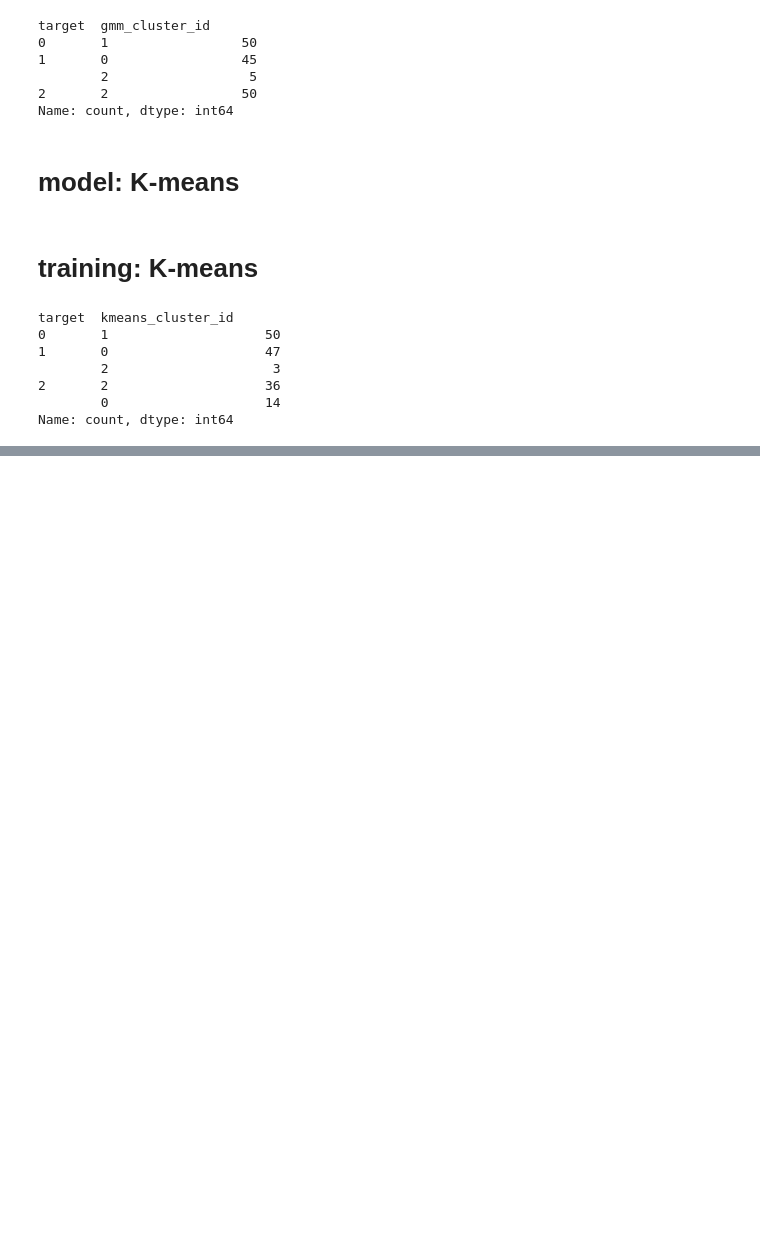
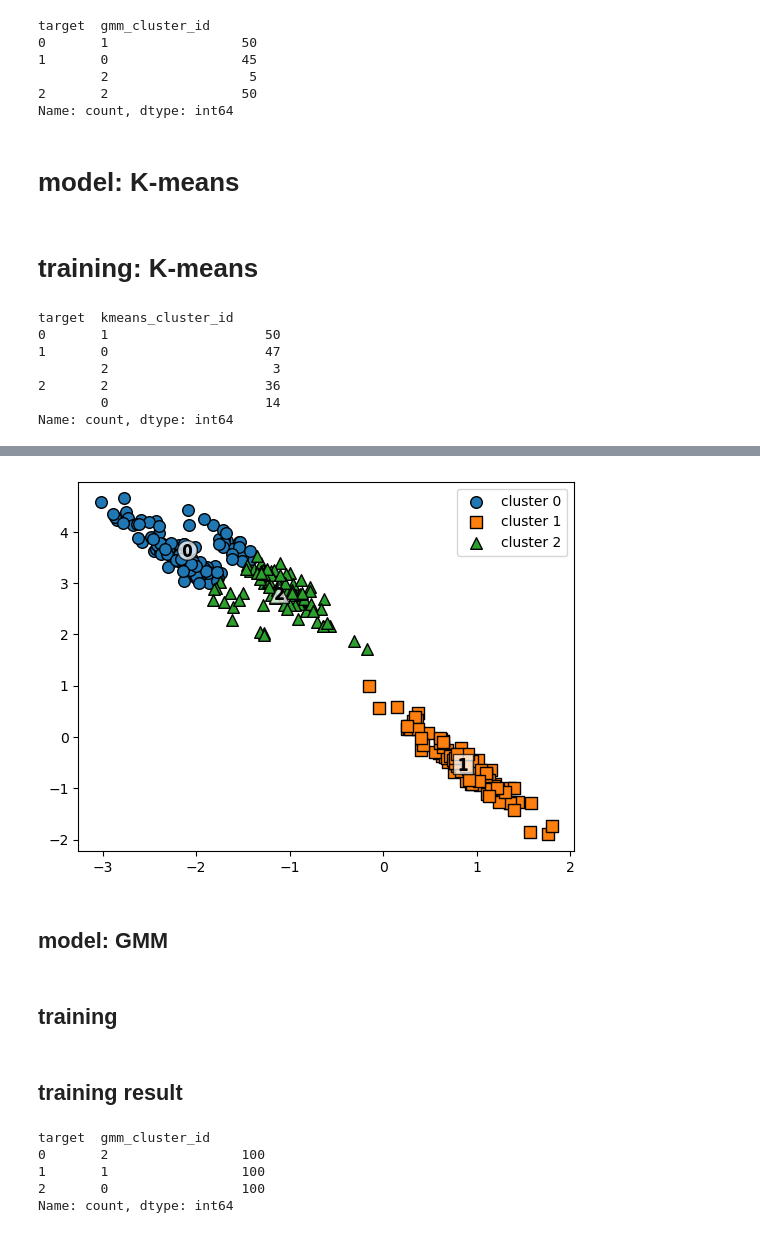
Before and after one commit to Tershire/Python_ML, a Jupyter notebook: S07/L078_GMM.ipynb, the cells around one changed output, grey strips where cells are left out. Drawn from its saved outputs; the diff is of its cells as text; code cells hidden in the pictures; blank space fills up the shorter version.

```diff
--- a/S07/L078_GMM.ipynb
+++ b/S07/L078_GMM.ipynb
@@ -73,0 +80,9 @@ Name: count, dtype: int64
+# %%
+X, Y = make_blobs(n_samples=300, n_features=2, centers=3, cluster_std=0.5, random_state=0)
+
+transformation = [[0.60834549, -0.63667341],
+                  [-0.40887718, 0.85253229]]
+X = np.dot(X, transformation)
+
+dataset_df = pd.DataFrame(data=X, columns=["feature1", "feature2"])
+dataset_df["target"] = Y
@@ -73,0 +137,2 @@ Name: count, dtype: int64
+# %%
+kmeans = KMeans(n_clusters=3, init="k-means++", max_iter=300, random_state=0)
@@ -73,0 +141,4 @@ Name: count, dtype: int64
+# %%
+kmeans_cluster_ids = kmeans.fit_predict(X)
+
+dataset_df["kmeans_cluster_id"] = kmeans_cluster_ids
@@ -73,0 +158,6 @@ Name: count, dtype: int64
+# %%
+visualize_clustering(kmeans, dataset_df, "kmeans_cluster_id", True)
+# %% [output]
+[figure, added]
+# %% [markdown]
+## model: GMM
@@ -73,0 +168,2 @@ Name: count, dtype: int64
+# %% [markdown]
+## training
@@ -73,0 +174,11 @@ Name: count, dtype: int64
+# %% [markdown]
+## training result
+# %%
+clustering_result = dataset_df.groupby(["target"])["gmm_cluster_id"].value_counts()
+print(clustering_result)
+# %% [output]
+target  gmm_cluster_id
+0       2                 100
+1       1                 100
+2       0                 100
+Name: count, dtype: int64
```
Also changed, not shown: parts of 15 cells of this notebook.
